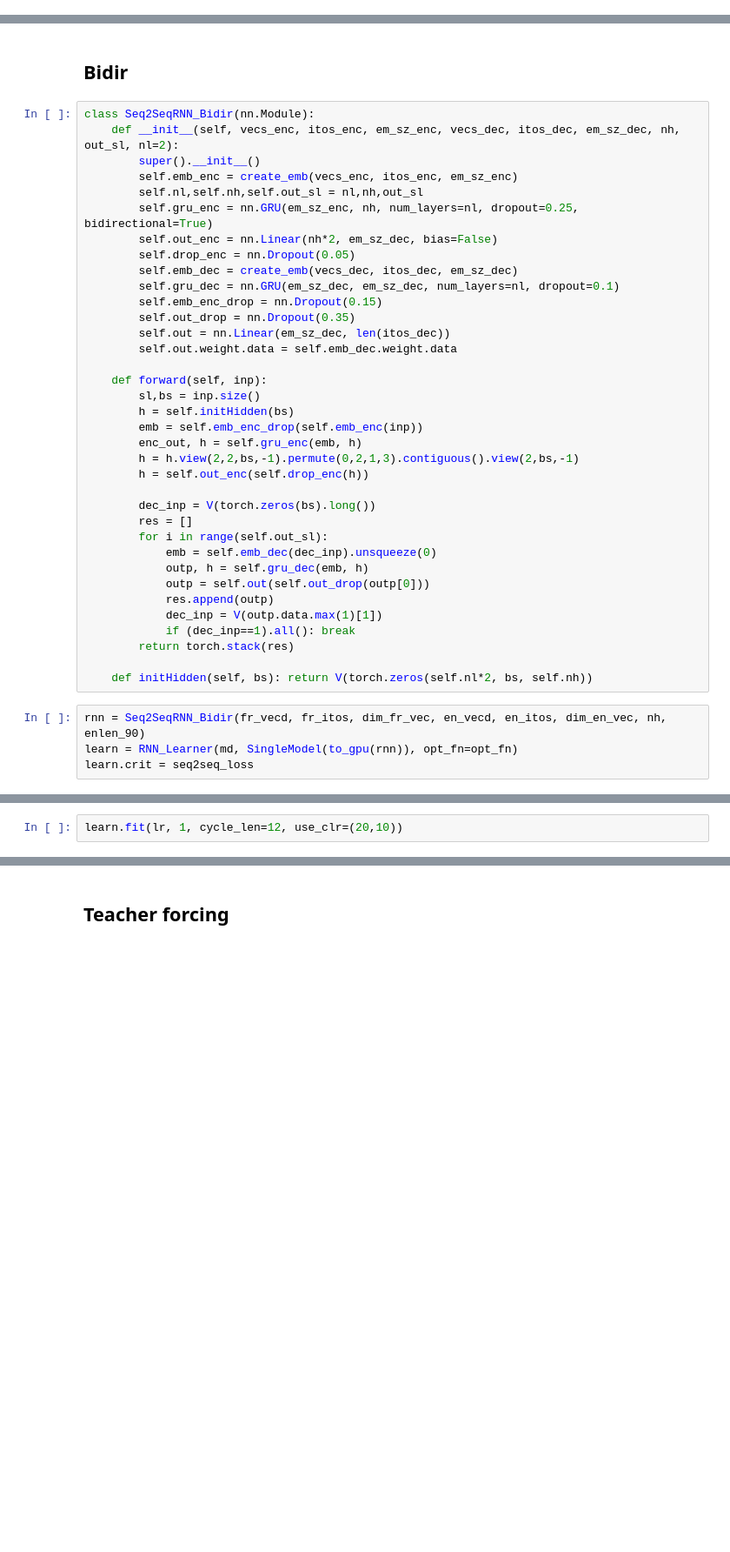
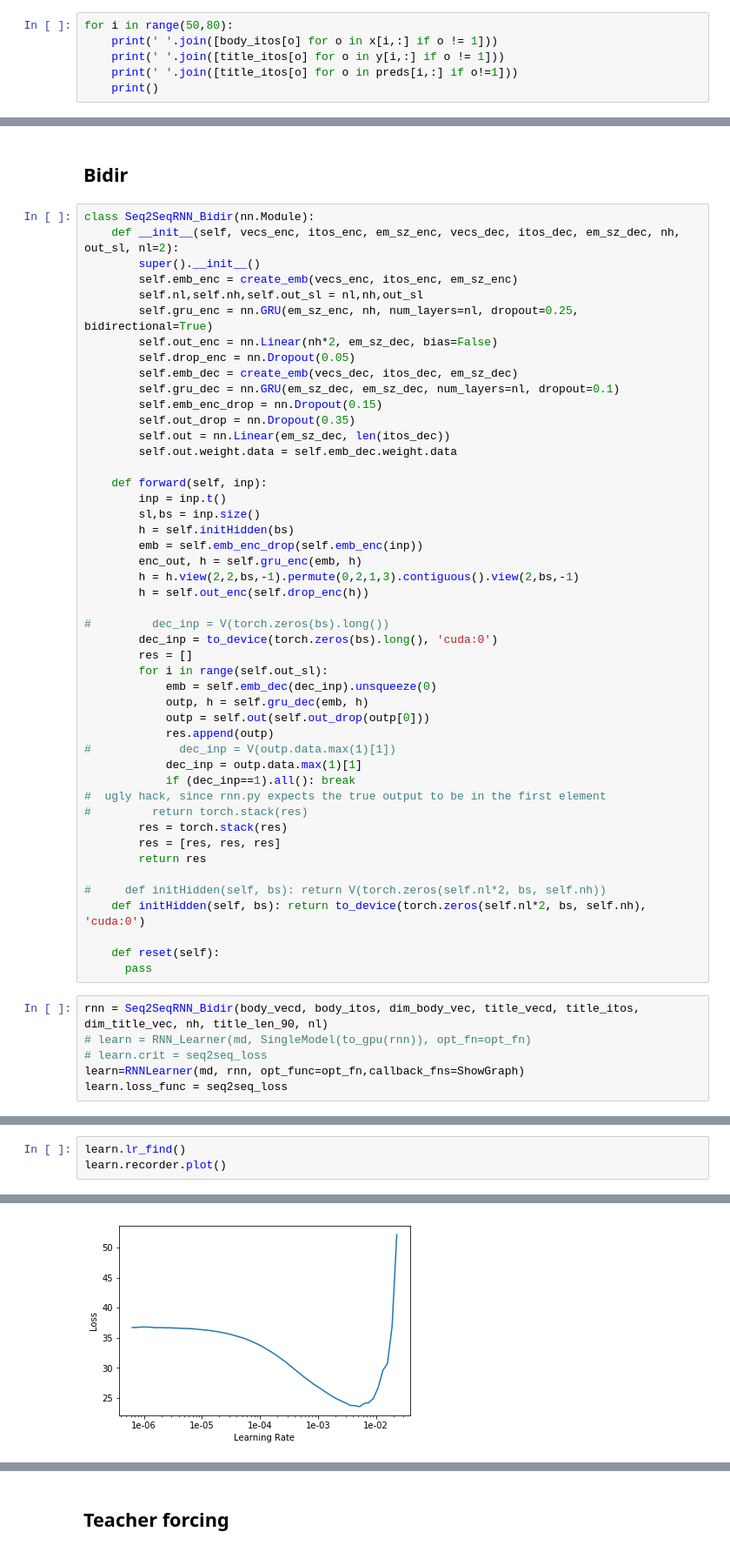
Before and after one commit to ty2000/github_summary, a Jupyter notebook: github_summary.ipynb, the cells around one changed output, grey strips where cells are left out. Shown at 87% size. Saved outputs shown, nothing was run; the diff lists cells and outputs as text; blank space fills up the shorter version.

Commit message:
make bidir and attention work

```diff
--- a/github_summary.ipynb
+++ b/github_summary.ipynb
@@ -555,0 +595,6 @@ remove - - not not not in in _eos_ _eos_
+# %%
+for i in range(50,80):
+    print(' '.join([body_itos[o] for o in x[i,:] if o != 1]))
+    print(' '.join([title_itos[o] for o in y[i,:] if o != 1]))
+    print(' '.join([title_itos[o] for o in preds[i,:] if o!=1]))
+    print()
@@ -572,6 +644,7 @@ class Seq2SeqRNN_Bidir(nn.Module):
         self.out.weight.data = self.emb_dec.weight.data
 
     def forward(self, inp):
+        inp = inp.t()
         sl,bs = inp.size()
         h = self.initHidden(bs)
         emb = self.emb_enc_drop(self.emb_enc(inp))
@@ -579,19 +652,31 @@ class Seq2SeqRNN_Bidir(nn.Module):
         h = h.view(2,2,bs,-1).permute(0,2,1,3).contiguous().view(2,bs,-1)
         h = self.out_enc(self.drop_enc(h))
 
-        dec_inp = V(torch.zeros(bs).long())
+#         dec_inp = V(torch.zeros(bs).long())
+        dec_inp = to_device(torch.zeros(bs).long(), 'cuda:0')
         res = []
         for i in range(self.out_sl):
             emb = self.emb_dec(dec_inp).unsqueeze(0)
             outp, h = self.gru_dec(emb, h)
             outp = self.out(self.out_drop(outp[0]))
             res.append(outp)
-            dec_inp = V(outp.data.max(1)[1])
+#             dec_inp = V(outp.data.max(1)[1])
+            dec_inp = outp.data.max(1)[1]
             if (dec_inp==1).all(): break
-        return torch.stack(res)
+#  ugly hack, since rnn.py expects the true output to be in the first element
+#         return torch.stack(res)
+        res = torch.stack(res)
+        res = [res, res, res]
+        return res
 
-    def initHidden(self, bs): return V(torch.zeros(self.nl*2, bs, self.nh))
+#     def initHidden(self, bs): return V(torch.zeros(self.nl*2, bs, self.nh))
+    def initHidden(self, bs): return to_device(torch.zeros(self.nl*2, bs, self.nh), 'cuda:0')
+
+    def reset(self):
+      pass
 # %%
-rnn = Seq2SeqRNN_Bidir(fr_vecd, fr_itos, dim_fr_vec, en_vecd, en_itos, dim_en_vec, nh, enlen_90)
-learn = RNN_Learner(md, SingleModel(to_gpu(rnn)), opt_fn=opt_fn)
-learn.crit = seq2seq_loss
+rnn = Seq2SeqRNN_Bidir(body_vecd, body_itos, dim_body_vec, title_vecd, title_itos, dim_title_vec, nh, title_len_90, nl)
+# learn = RNN_Learner(md, SingleModel(to_gpu(rnn)), opt_fn=opt_fn)
+# learn.crit = seq2seq_loss
+learn=RNNLearner(md, rnn, opt_func=opt_fn,callback_fns=ShowGraph)
+learn.loss_func = seq2seq_loss
@@ -598,2 +685,0 @@ learn.crit = seq2seq_loss
-# %%
-learn.fit(lr, 1, cycle_len=12, use_clr=(20,10))
@@ -615,0 +686,4 @@ epoch      trn_loss   val_loss
+# %%
+learn.lr_find()
+learn.recorder.plot()
+# %% [output]
@@ -615,0 +692 @@ epoch      trn_loss   val_loss
+[figure, added]
```
Also changed, not shown: parts of 73 cells of this notebook.
